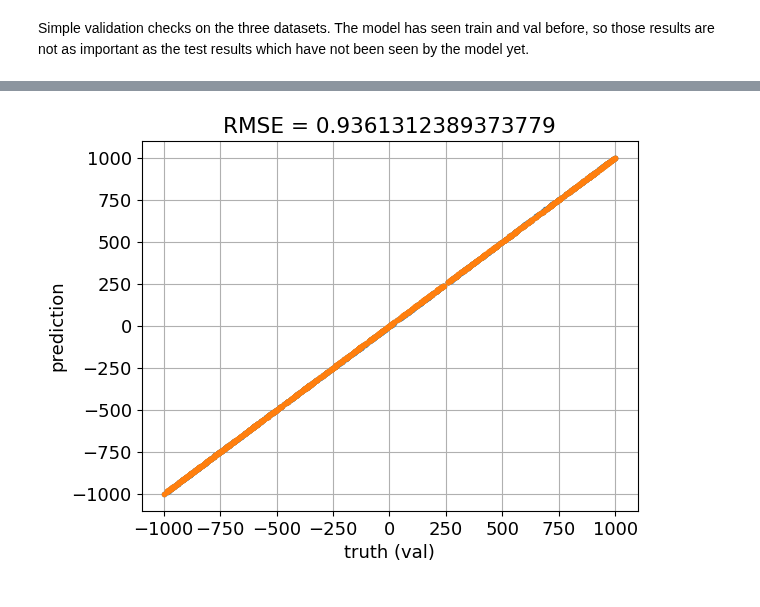
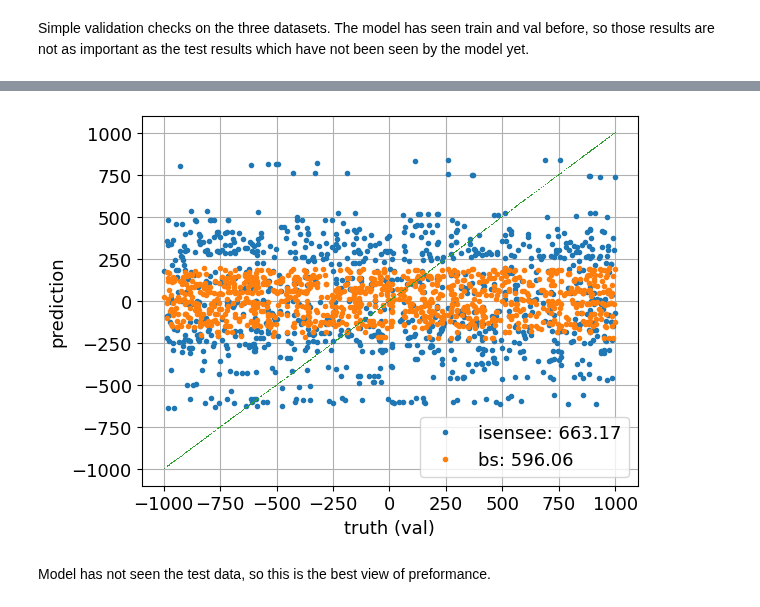
Before and after one commit to JBrandonS/MLPNG, a Jupyter notebook: modelTrainer.ipynb, the cells around one changed output, grey strips where cells are left out. Drawn from its saved outputs; the diff is of its cells as text; code cells hidden in the pictures.

```diff
--- a/modelTrainer.ipynb
+++ b/modelTrainer.ipynb
@@ -536,0 +557,25 @@ Epoch 100/100
+# %%
+with strategy.scope():
+    input_img = Input((img_size, img_size, 1), name="img")
+    bs_model = make_bs_model(
+        input_img,
+        depth=6,
+        dropout_rate=0.3,
+        loss_function=tf.keras.losses.mse,
+        initial_learning_rate=1e-3,
+        preprocess=True,
+        name=f"{model_name}-{basename}",
+    )
+    # bs_model.summary()
+
+    bs_model.fit(
+        train_dataset,
+        validation_data=val_dataset,
+        batch_size=batch_size,
+        epochs=max_epochs,
+        callbacks=callbacks,
+    )
+
+    if save_models:
+        modelfile = f"{model_dir}/{basename}_{run_time}"
+        bs_model.save(modelfile)
@@ -559,16 +638,19 @@ plt.show()
 # %%
 # check the accuracy of some training data
-preds = model.predict(X_val, batch_size=batch_size, verbose="auto")[:, 0]
+ipreds = isensee_model.predict(X_val, batch_size=batch_size, verbose="auto")[:, 0]
+bpreds = bs_model.predict(X_val, batch_size=batch_size, verbose="auto")[:, 0]
 truth = y_val
-rmse = np.sqrt(((preds - truth) ** 2).mean())
 
-plt.plot(truth, preds, ".")
-plt.plot(truth, truth, ".")
-plt.title(f"RMSE = {rmse}")
+irmse = np.sqrt(((ipreds - truth) ** 2).mean())
+brmse = np.sqrt(((bpreds - truth) ** 2).mean())
+
+plt.plot(truth, ipreds, ".", label=f'isensee: {irmse:.2f}')
+plt.plot(truth, bpreds, ".", label=f'bs: {brmse:.2f}')
+plt.plot(truth, truth, ",")
 plt.xlabel("truth (val)")
 plt.grid()
 plt.ylabel("prediction")
-
+plt.legend()
 plt.savefig(f"{plot_dir}/{basename}_val.png")
 plt.show()
 # %% [output]
@@ -576,3 +659,5 @@ plt.show()
-[figure, old version]
+[figure, new version]
+# %% [markdown]
+Model has not seen the test data, so this is the best view of preformance.
 # %%
 # check the accuracy of some training data
```
Also changed, not shown: parts of 29 cells of this notebook, 7 other files.
